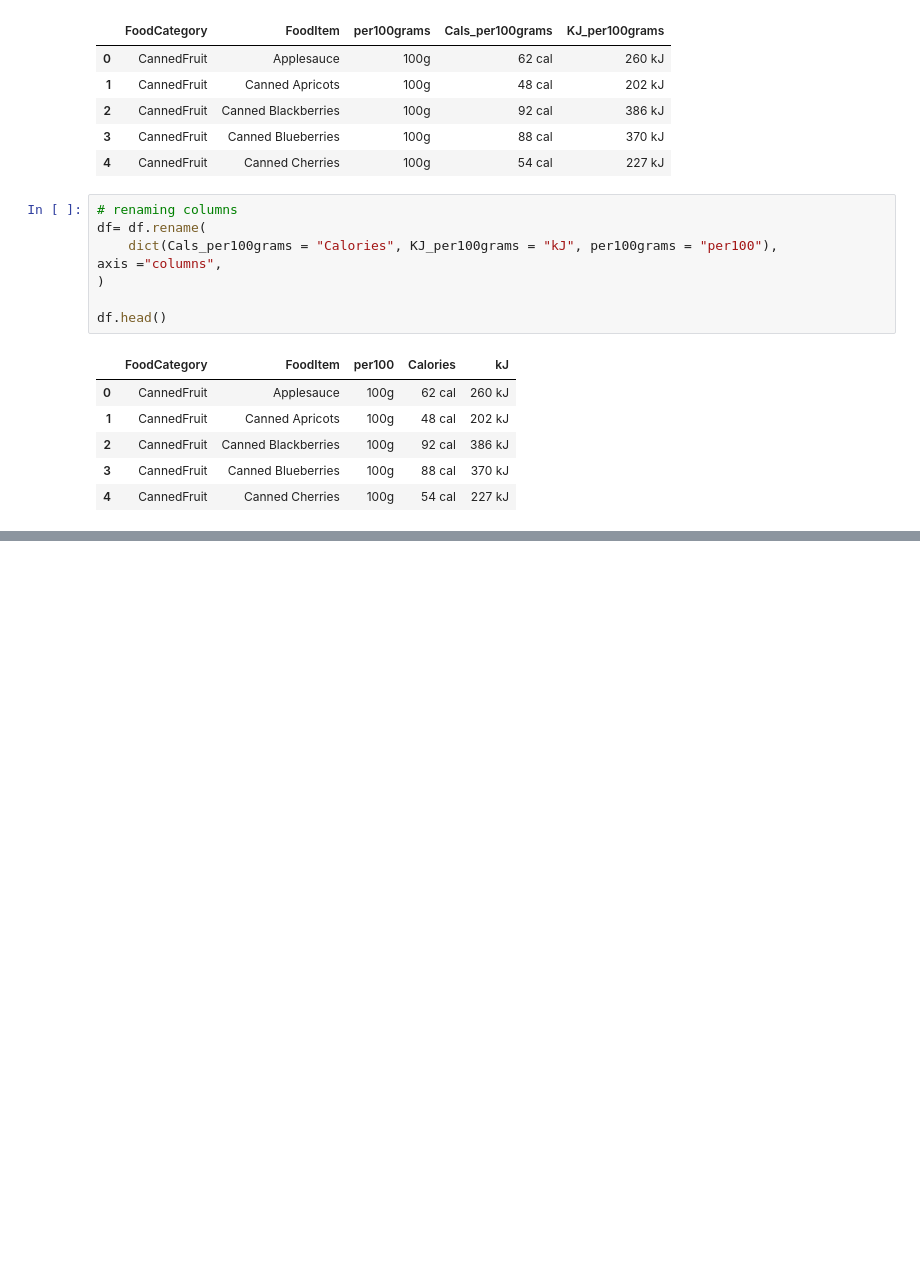
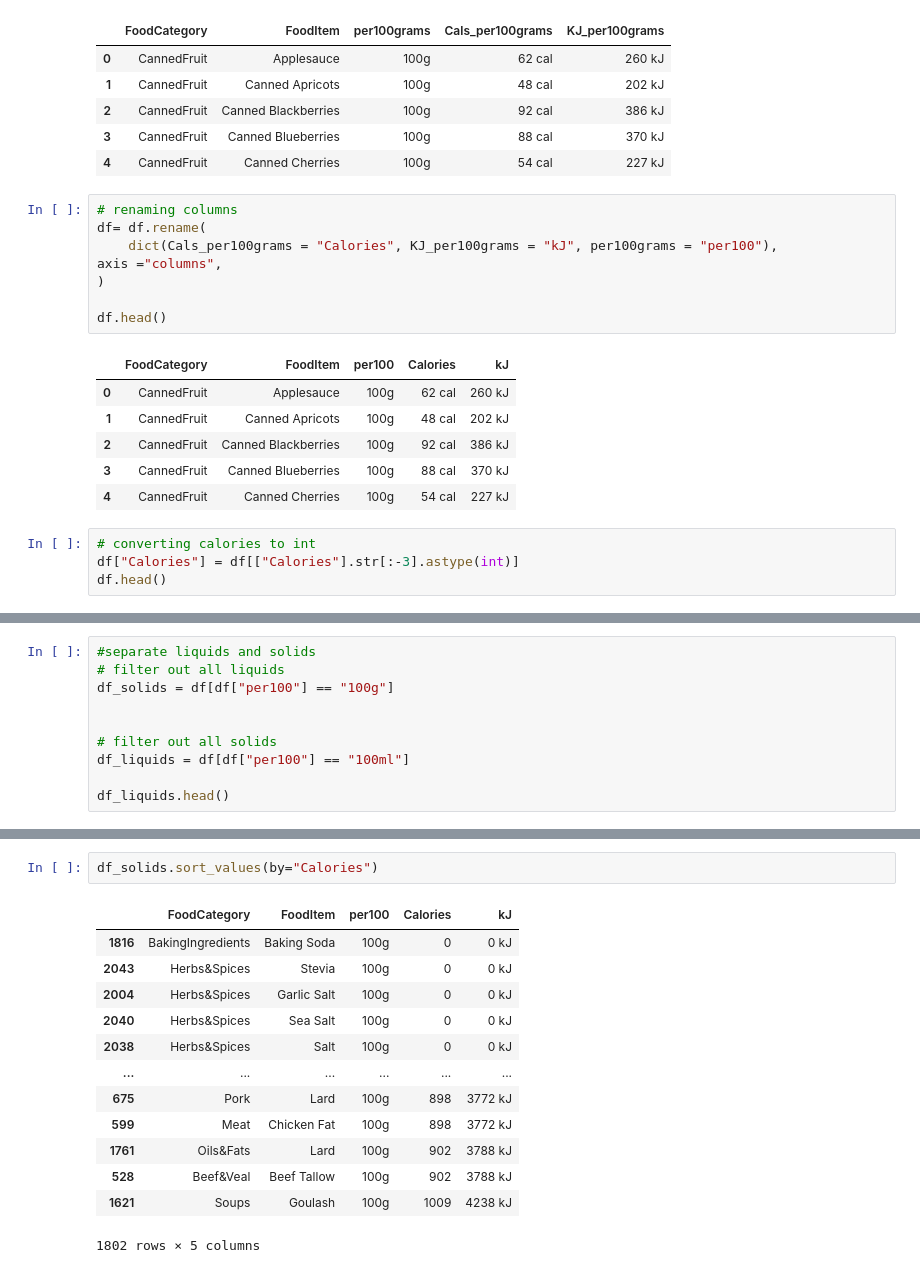
Before and after one commit to SCGlass/Data-Processing-Sam-Glass, a Jupyter notebook: Code-Alongs/L0_pandas_basics.ipynb, the cells around one changed output, grey strips where cells are left out. Drawn from its saved outputs; the diff is of its cells as text; blank space fills up the shorter version.

```diff
--- a/Code-Alongs/L0_pandas_basics.ipynb
+++ b/Code-Alongs/L0_pandas_basics.ipynb
@@ -300,3 +300,7 @@ df.head()
 | 2 | CannedFruit | Canned Blackberries | 100g | 92 cal | 386 kJ |
 | 3 | CannedFruit | Canned Blueberries | 100g | 88 cal | 370 kJ |
 | 4 | CannedFruit | Canned Cherries | 100g | 54 cal | 227 kJ |
+# %%
+# converting calories to int
+df["Calories"] = df[["Calories"].str[:-3].astype(int)]
+df.head()
@@ -318,0 +331,10 @@ df
+# %%
+#separate liquids and solids
+# filter out all liquids
+df_solids = df[df["per100"] == "100g"]
+
+
+# filter out all solids
+df_liquids = df[df["per100"] == "100ml"]
+
+df_liquids.head()
@@ -318,0 +368,16 @@ df
+# %%
+df_solids.sort_values(by="Calories")
+# %% [output]
+|  | FoodCategory | FoodItem | per100 | Calories | kJ |
+| 1816 | BakingIngredients | Baking Soda | 100g | 0 | 0 kJ |
+| 2043 | Herbs&Spices | Stevia | 100g | 0 | 0 kJ |
+| 2004 | Herbs&Spices | Garlic Salt | 100g | 0 | 0 kJ |
+| 2040 | Herbs&Spices | Sea Salt | 100g | 0 | 0 kJ |
+| 2038 | Herbs&Spices | Salt | 100g | 0 | 0 kJ |
+| ... | ... | ... | ... | ... | ... |
+| 675 | Pork | Lard | 100g | 898 | 3772 kJ |
+| 599 | Meat | Chicken Fat | 100g | 898 | 3772 kJ |
+| 1761 | Oils&Fats | Lard | 100g | 902 | 3788 kJ |
+| 528 | Beef&Veal | Beef Tallow | 100g | 902 | 3788 kJ |
+| 1621 | Soups | Goulash | 100g | 1009 | 4238 kJ |
+1802 rows × 5 columns
```
Also changed, not shown: parts of 14 cells of this notebook, 1 other file.
